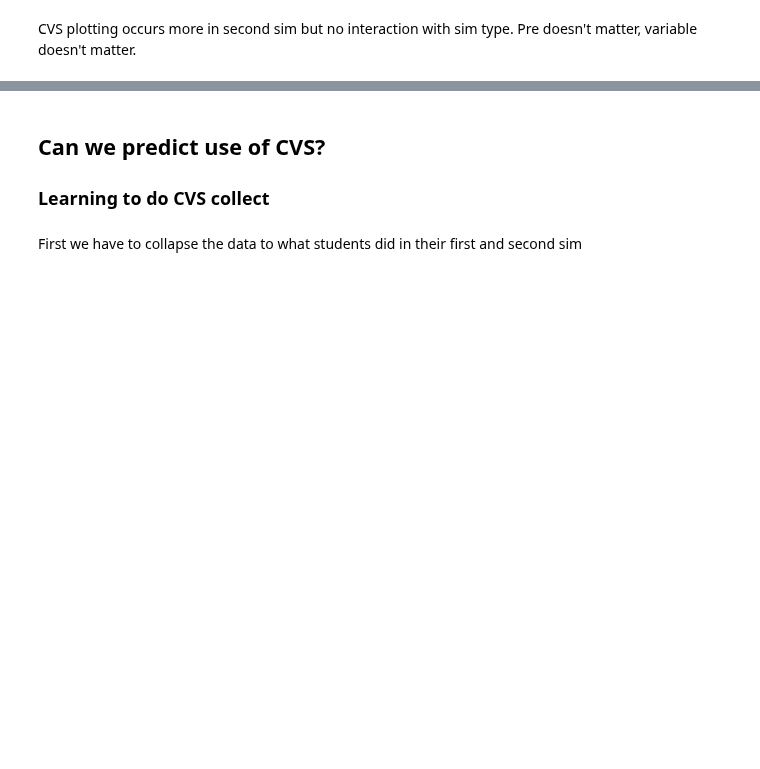
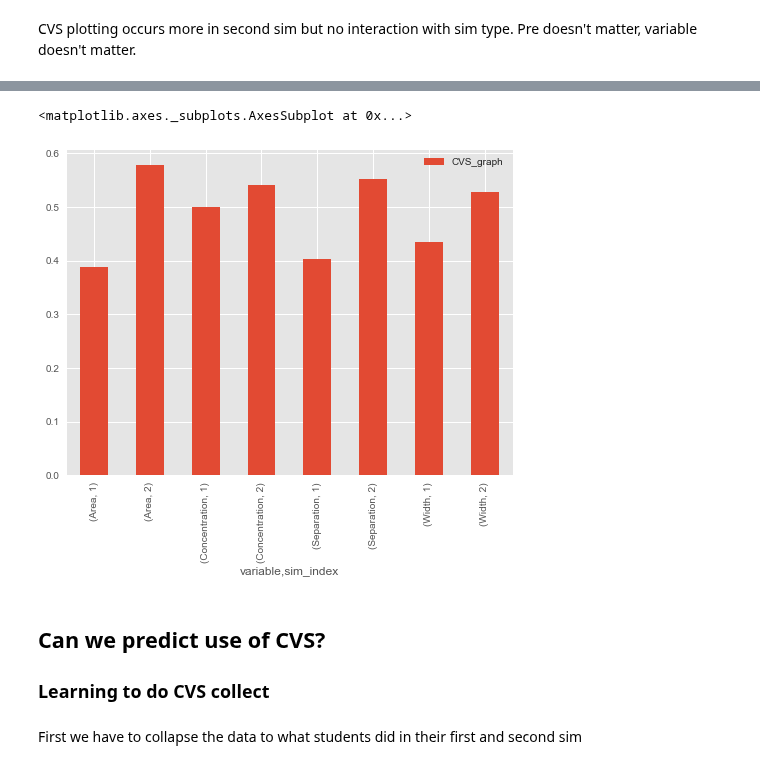
Before and after one commit to jmassall/inquiry_virtualLabs_study, a Jupyter notebook: analysis/storyline.ipynb, the cells around one changed output, grey strips where cells are left out. Cells and saved outputs as stored; diff of their text form; code cells hidden in the pictures; blank space fills up the shorter version.

Commit message:
Finished looking at CVS and order

```diff
--- a/analysis/storyline.ipynb
+++ b/analysis/storyline.ipynb
@@ -655,0 +576,4 @@ High usage and no usage (in graph) is consistent. More likely to do CVS in secon
+# %%
+cvs_order = pd.pivot_table(data, values=['CVS_graph'], index=['variable','sim_index'],aggfunc=np.mean)
+print "Here is the percent of students who do CVS in the graph for that variable given the order"
+cvs_order
@@ -656,3 +592,8 @@ High usage and no usage (in graph) is consistent. More likely to do CVS in secon
+# %%
+cvs_order.plot(kind='bar')
+# %% [output]
+<matplotlib.axes._subplots.AxesSubplot at 0x...>
+[figure, added]
 # %% [markdown]
 ## Can we predict use of CVS?
 ### Learning to do CVS collect
```
Also changed, not shown: parts of 29 cells of this notebook.
